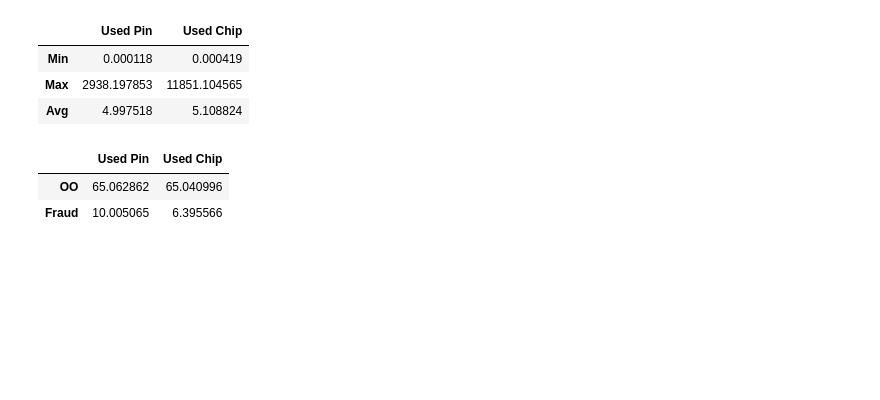
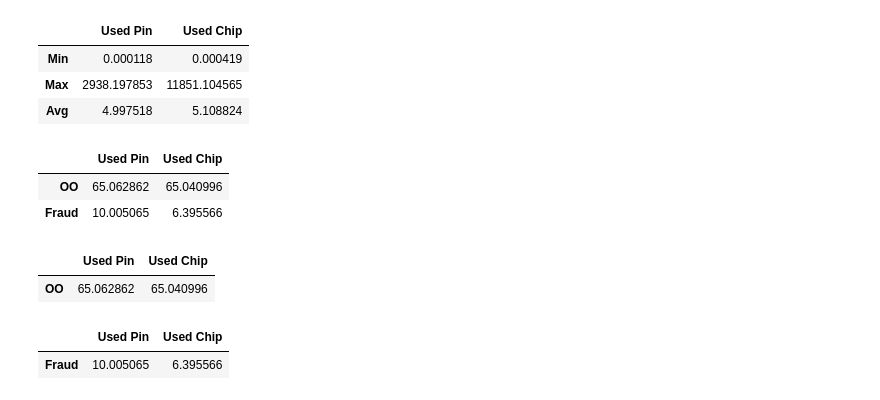
Before and after one commit to Yomi123-tech/NeuedaGroup44, a Jupyter notebook: YomiyuMekonnen_CleanedDatasets.ipynb, the cells around one changed output. Cells and saved outputs as stored; diff of their text form; code cells hidden in the pictures; blank space fills up the shorter version.

Commit message:
Separated OO and Fraud

```diff
--- a/YomiyuMekonnen_CleanedDatasets.ipynb
+++ b/YomiyuMekonnen_CleanedDatasets.ipynb
@@ -243,3 +243,11 @@ final_df.to_csv('OOandFraud_datastory.csv',index=False)
 DFLT_data_df.to_csv('DFLT_datastory.csv',index=False)
 # %%
 DFH_data_df.to_csv('DFH_datastory.csv',index=False)
+# %%
+Fraud_df_data = [[fraud_pin_per,fraud_chip_per]]
+OO_df_data = [[OO_pin_per,OO_chip_per]]
+# %%
+columns = ["Used Pin", "Used Chip"]
+rows = ["OO"]
+# %%
+OO_data_df = pd.DataFrame(OO_df_data,columns=columns,index=rows)
@@ -245,0 +259,10 @@ DFH_data_df.to_csv('DFH_datastory.csv',index=False)
+# %%
+OO_data_df
+# %% [output]
+|  | Used Pin | Used Chip |
+| OO | 65.062862 | 65.040996 |
+# %%
+Fraud_data_df
+# %% [output]
+|  | Used Pin | Used Chip |
+| Fraud | 10.005065 | 6.395566 |
```
Also changed, not shown: parts of 4 cells of this notebook, 2 other files.
